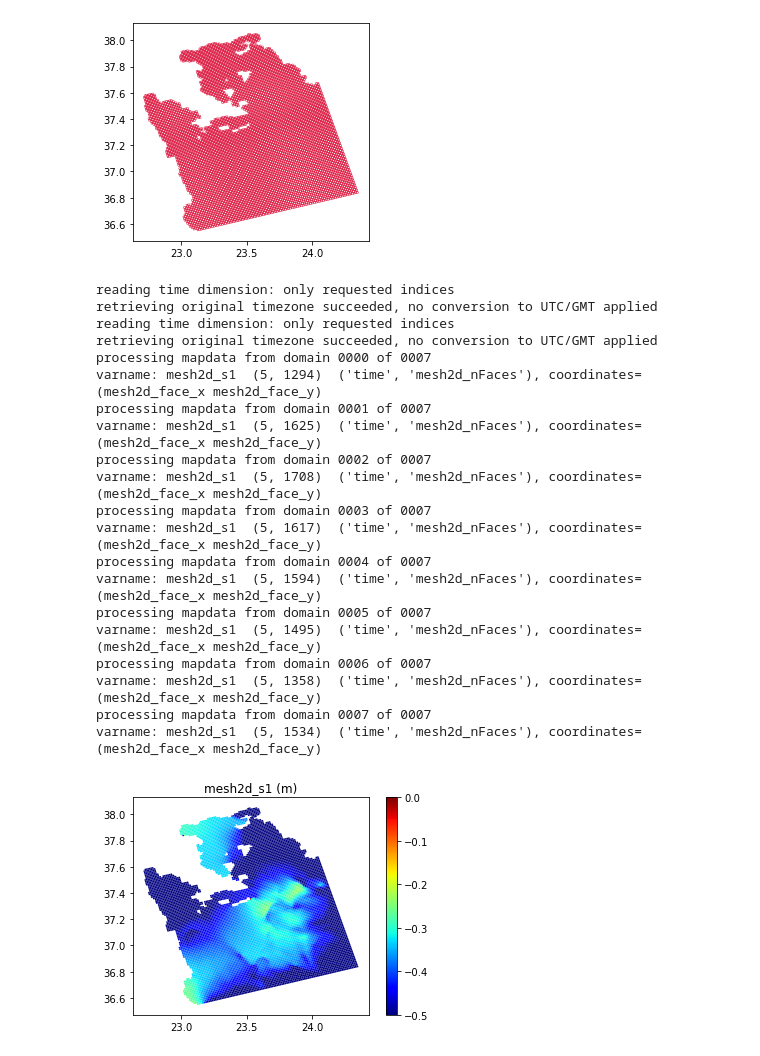
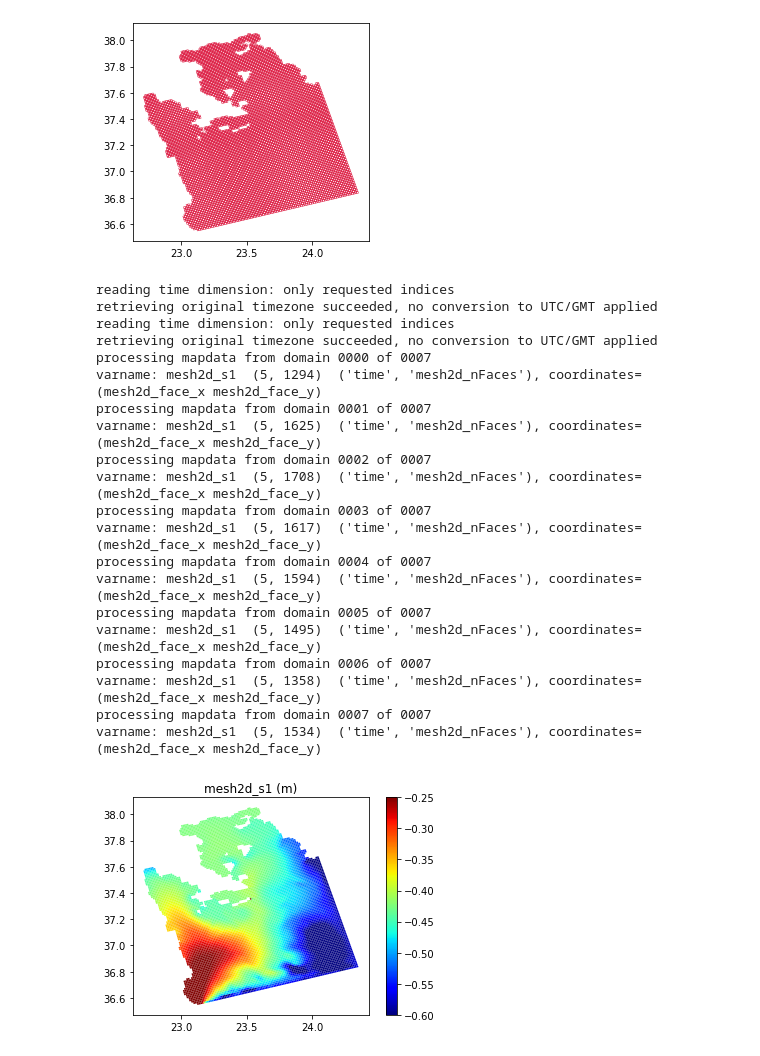
Before and after one commit to c-scale-community/workflow-coastal-hydrowaq, a Jupyter notebook: notebooks/visualise_delft3dfm.ipynb, the cells around one changed output. Saved outputs shown, nothing was run; the diff lists cells and outputs as text; code cells hidden in the pictures.

```diff
--- a/notebooks/visualise_delft3dfm.ipynb
+++ b/notebooks/visualise_delft3dfm.ipynb
@@ -33,33 +34,33 @@ ax.set_aspect('equal')
 [figure]
 # %%
 #plot water level on map
-data_frommap_wl = get_ncmodeldata(file_nc='data/tttz_waq_0000_map.nc', varname='mesh2d_s1', timestep=1, multipart=True)
+data_frommap_wl = get_ncmodeldata(file_nc='data/tttz_waq_0000_map.nc', varname='mesh2d_s1', timestep=-1, multipart=True)
 fig, ax = plt.subplots()
 pc = plot_netmapdata(ugrid_all.verts, values=data_frommap_wl[0,:], ax=None, linewidth=0.5, cmap="jet")
-pc.set_clim([-0.5,0])
+pc.set_clim([-0.6,-0.25])
 fig.colorbar(pc, ax=ax)
 ax.set_title('%s (%s)'%(data_frommap_wl.var_varname, data_frommap_wl.var_ncattrs['units']))
 ax.set_aspect('equal')
 # %% [output]
 reading time dimension: only requested indices
 retrieving original timezone succeeded, no conversion to UTC/GMT applied
 reading time dimension: only requested indices
 retrieving original timezone succeeded, no conversion to UTC/GMT applied
 processing mapdata from domain 0000 of 0007
 varname: mesh2d_s1  (5, 1294)  ('time', 'mesh2d_nFaces'), coordinates=(mesh2d_face_x mesh2d_face_y)
 processing mapdata from domain 0001 of 0007
 varname: mesh2d_s1  (5, 1625)  ('time', 'mesh2d_nFaces'), coordinates=(mesh2d_face_x mesh2d_face_y)
 processing mapdata from domain 0002 of 0007
 varname: mesh2d_s1  (5, 1708)  ('time', 'mesh2d_nFaces'), coordinates=(mesh2d_face_x mesh2d_face_y)
 processing mapdata from domain 0003 of 0007
 varname: mesh2d_s1  (5, 1617)  ('time', 'mesh2d_nFaces'), coordinates=(mesh2d_face_x mesh2d_face_y)
 processing mapdata from domain 0004 of 0007
 varname: mesh2d_s1  (5, 1594)  ('time', 'mesh2d_nFaces'), coordinates=(mesh2d_face_x mesh2d_face_y)
 processing mapdata from domain 0005 of 0007
 varname: mesh2d_s1  (5, 1495)  ('time', 'mesh2d_nFaces'), coordinates=(mesh2d_face_x mesh2d_face_y)
 processing mapdata from domain 0006 of 0007
 varname: mesh2d_s1  (5, 1358)  ('time', 'mesh2d_nFaces'), coordinates=(mesh2d_face_x mesh2d_face_y)
 processing mapdata from domain 0007 of 0007
 varname: mesh2d_s1  (5, 1534)  ('time', 'mesh2d_nFaces'), coordinates=(mesh2d_face_x mesh2d_face_y)
-[figure, old version]
+[figure, new version]
 # %%
```
Also changed, not shown: parts of 7 cells of this notebook.
